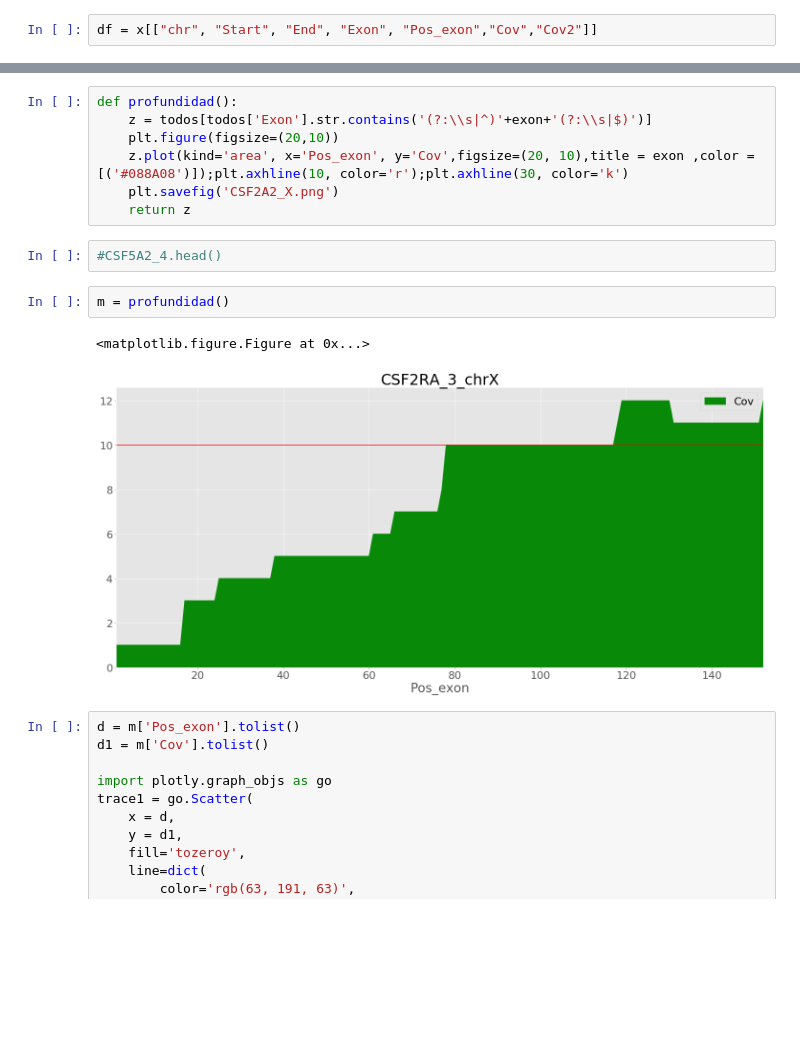
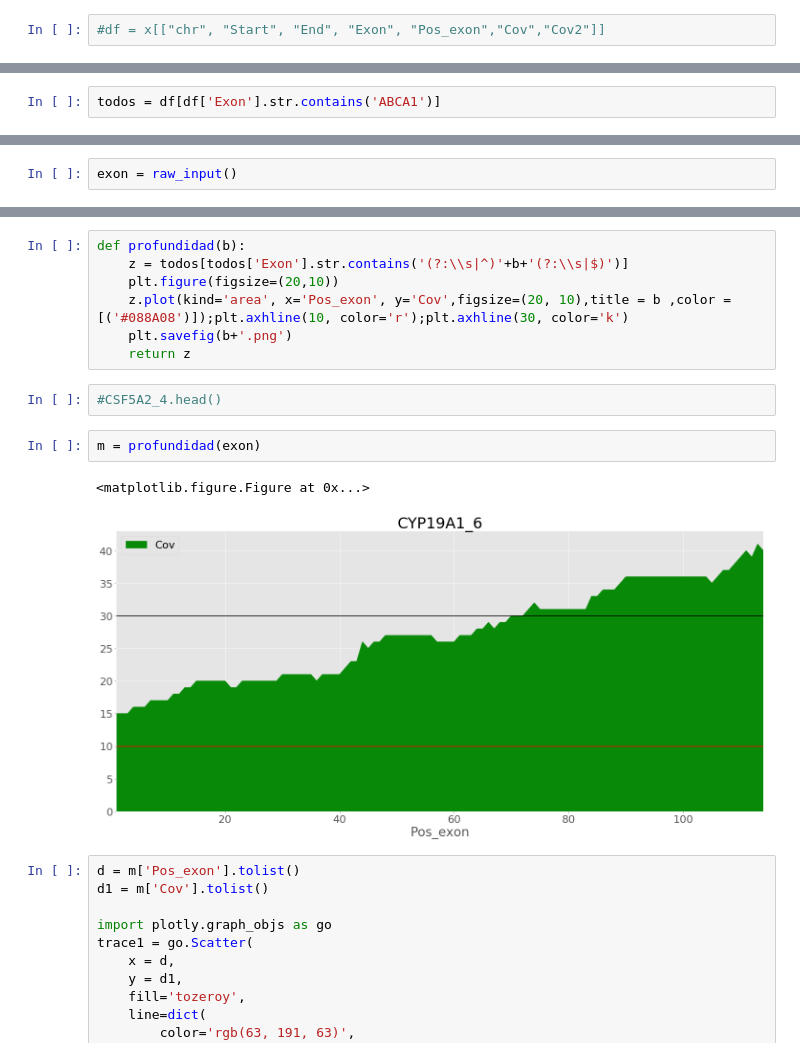
Before and after one commit to jevelezse/omicas, a Jupyter notebook: cobertura.ipynb, the cells around one changed output, grey strips where cells are left out. Drawn from its saved outputs; the diff is of its cells as text; blank space fills up the shorter version.

```diff
--- a/cobertura.ipynb
+++ b/cobertura.ipynb
@@ -38,5 +32,5 @@ x =  pd.read_table('prueba.txt')
 # %%
-df = x[["chr", "Start", "End", "Exon", "Pos_exon","Cov","Cov2"]]
+#df = x[["chr", "Start", "End", "Exon", "Pos_exon","Cov","Cov2"]]
 # %%
 #df2 = pd.read_table('59440_conteo.txt', names = ["chr", "Start", "End", "Exon","Cov"])
 # %%
@@ -73,6 +123,8 @@ g = [x.strip(' ') for x in g]
 #g
 # %%
 todos = df[df['Exon'].str.contains('|'.join(g))]
+# %%
+todos = df[df['Exon'].str.contains('ABCA1')]
 # %%
 #todos
 # %%
@@ -161,0 +218,2 @@ exon = str(text.value)
+# %%
+exon = raw_input()
@@ -166,17 +226,17 @@ exon
 # %%
-def profundidad():
-    z = todos[todos['Exon'].str.contains('(?:\\s|^)'+exon+'(?:\\s|$)')]
+def profundidad(b):
+    z = todos[todos['Exon'].str.contains('(?:\\s|^)'+b+'(?:\\s|$)')]
     plt.figure(figsize=(20,10))
-    z.plot(kind='area', x='Pos_exon', y='Cov',figsize=(20, 10),title = exon ,color = [('#088A08')]);plt.axhline(10, color='r');plt.axhline(30, color='k')
-    plt.savefig('CSF2A2_X.png')
+    z.plot(kind='area', x='Pos_exon', y='Cov',figsize=(20, 10),title = b ,color = [('#088A08')]);plt.axhline(10, color='r');plt.axhline(30, color='k')
+    plt.savefig(b+'.png')
     return z
 # %%
 #CSF5A2_4.head()
 # %%
-m = profundidad()
+m = profundidad(exon)
 # %% [output]
 <matplotlib.figure.Figure at 0x...>
-[figure, old version]
+[figure, new version]
 # %%
 d = m['Pos_exon'].tolist()
 d1 = m['Cov'].tolist()
```
Also changed, not shown: parts of 31 cells of this notebook.
